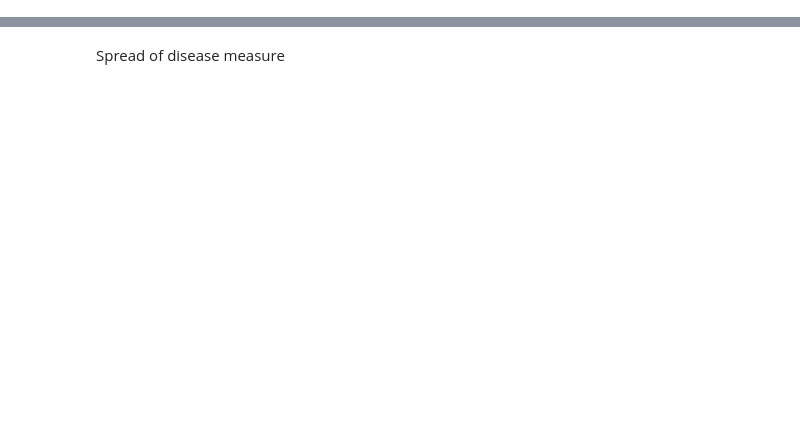
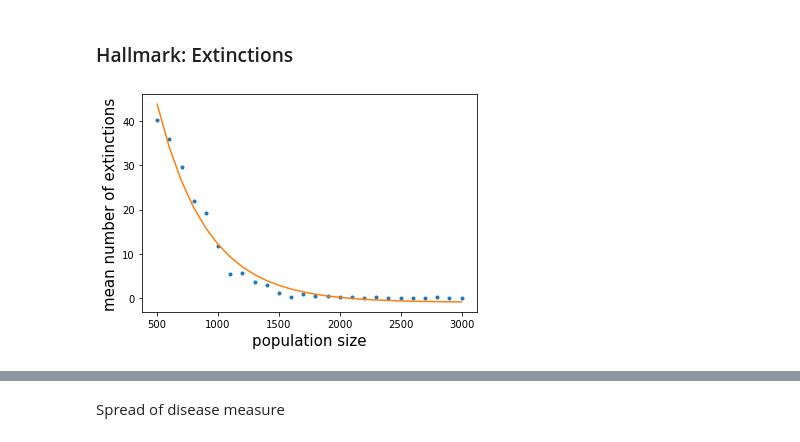
Before and after one commit to JaccovanWijk/CLSIntro2, a Jupyter notebook: Assignment 2.ipynb, the cells around one changed output, grey strips where cells are left out. Cells and saved outputs as stored; diff of their text form; code cells hidden in the pictures; blank space fills up the shorter version.

```diff
--- a/Assignment 2.ipynb
+++ b/Assignment 2.ipynb
@@ -904,0 +469,41 @@ def barabasi(pop_size, m, tmax, ini):
+# %% [markdown]
+### Hallmark: Extinctions
+# %%
+"""
+Multiple simulations of the stochastic event-driven model with different
+population sizes
+"""
+def fit_function(x, a, b, c):
+    return a*np.exp(-b*x)+c
+
+# Set base variables
+beta = 1.0
+gamma = 0.5
+mu = 0.01
+population = np.linspace(500, 3000, 26)
+max_t = 1000
+ext_list_mean = []
+
+# Take mean of 5 simulations for every population size
+for pop in population:
+    ext_list = []
+    for i in range(5):
+        epsilon = 5.5 * 10 ** (-5) * np.sqrt(pop)
+        S, I, R, Ext = SIR_Import(pop, max_t, beta, gamma, mu, epsilon)
+        ext_list.append(Ext)
+    ext_list_mean.append(np.mean(ext_list))
+
+# Generate fit for data
+a_fit, b_fit, c_fit = curve_fit(fit_function, np.arange(0,len(population)), ext_list_mean)[0]
+fitted = fit_function(np.arange(0,len(population)), a_fit, b_fit, c_fit)
+
+# Make plot
+plt.figure()
+plt.plot(population, ext_list_mean, '.')
+plt.plot(population, fitted)
+plt.xlabel("population size", fontsize=15)
+plt.ylabel("mean number of extinctions", fontsize=15)
+# plt.savefig("figs/extinctions", dpi=400)
+plt.show()
+# %% [output]
+[figure, added]
```
Also changed, not shown: parts of 53 cells of this notebook.
